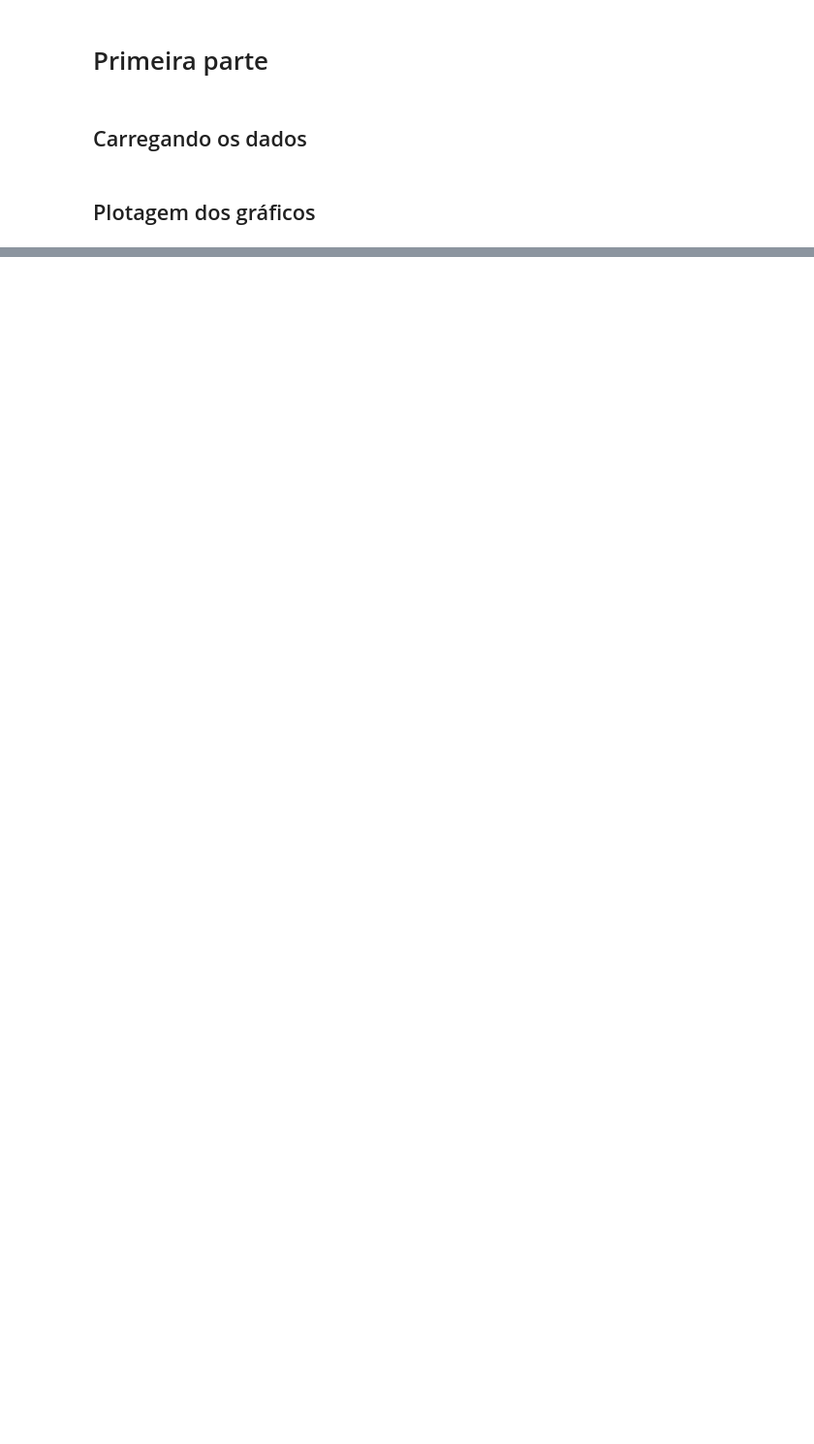
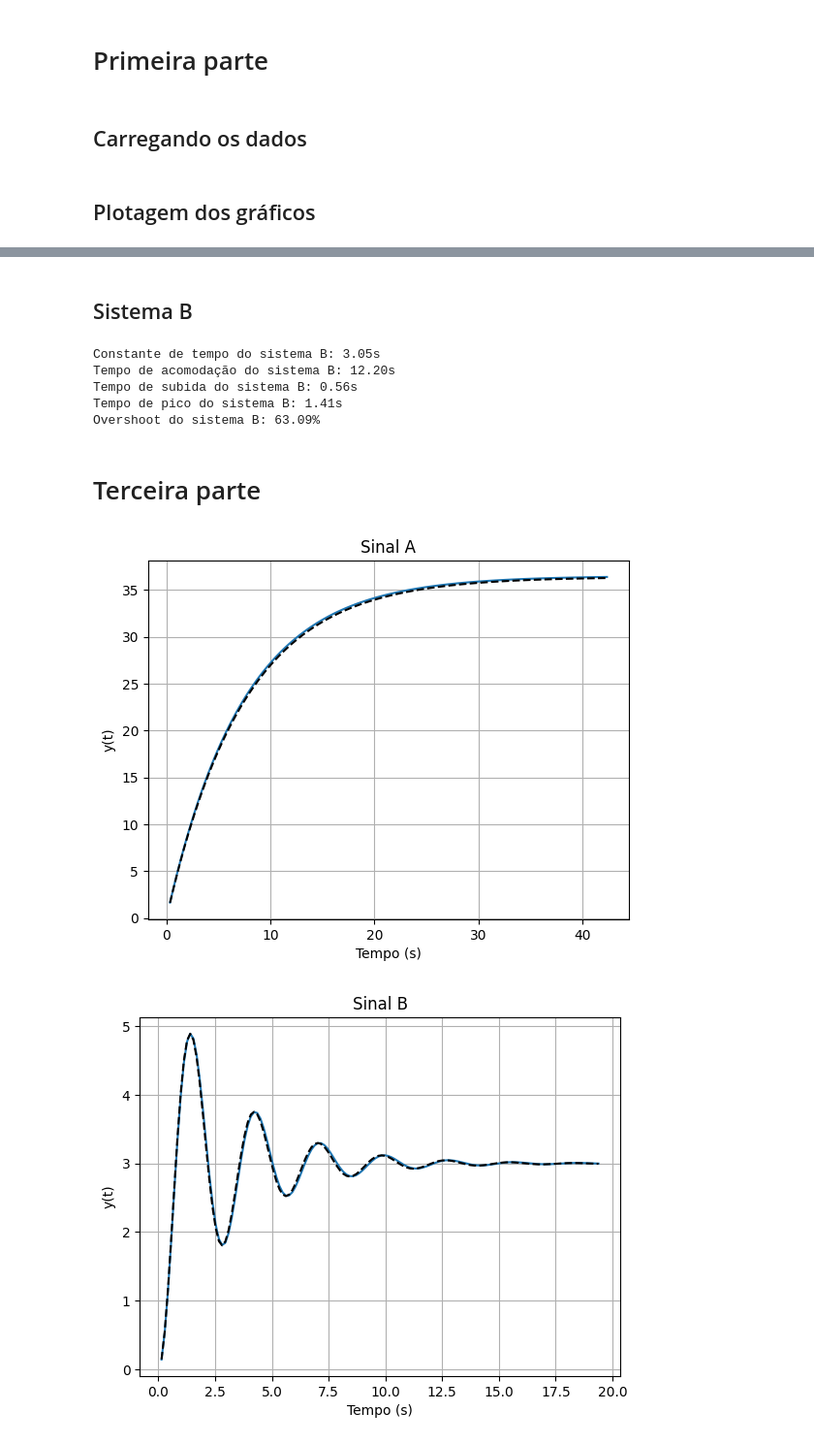
Before and after one commit to hubertlm/HW2, a Jupyter notebook: Codigos/01.ipynb, the cells around one changed output, grey strips where cells are left out. Shown: that part at 97% size. Cells and saved outputs as stored; diff of their text form; code cells hidden in the pictures; blank space fills up the shorter version.

Commit message:
Solução dos códigos da primeira questão completa

```diff
--- a/Codigos/01.ipynb
+++ b/Codigos/01.ipynb
@@ -54,0 +78,73 @@ plt.show()
+# %% [markdown]
+## Sistema B
+# %%
+'''Podenos inferir pelo gráfico que o sistema B trata-se de um sistema de segunda ordem. Mais especificamente, um sistema subamortecido, pois o gráfico apresenta oscilações
+e um posterior amortecimento.'''
+
+# yB_final = yB[-1]
+
+# Para encontrar o tempo de pico:
+tPeakB = timeB[np.where(yB == yB.max())[0][0]]
+
+# Para encontrar o overshoot:
+overshootB = (yB.max() - yB[-1]) / yB[-1]
+
+
+# A constante de tempo de um sistema de segunda ordem é encontrada de maneira diferente, para encontrar esse valor precisamos encontrar o zeta e o ômega natural do sistema.
+# Para isso, vamos usar a relação entre o overshoot e a constante de tempo :
+zetaB = -np.log(overshootB) / (np.sqrt(np.pi**2 + np.log(overshootB)**2))
+omegaB = np.pi / (tPeakB * np.sqrt(1 - zetaB**2))
+tauB = 1 / (zetaB * omegaB)
+print(f"Constante de tempo do sistema B: {tauB:.2f}s")
+
+# Para encontrar o tempo de acomodação:
+tB = 4 * tauB
+print(f"Tempo de acomodação do sistema B: {tB:.2f}s")
+
+# Para encontrar o tempo de subida:
+tRiseB = timeB[np.where(yB >= 0.9 * yB[-1])[0][0]] - timeB[np.where(yB >= 0.1 * yB[-1])[0][0]]
+print(f"Tempo de subida do sistema B: {tRiseB.item():.2f}s")
+
+print(f"Tempo de pico do sistema B: {tPeakB.item():.2f}s")
+
+print(f"Overshoot do sistema B: {overshootB.item():.2%}")
+# %% [output]
+Constante de tempo do sistema B: 3.05s
+Tempo de acomodação do sistema B: 12.20s
+Tempo de subida do sistema B: 0.56s
+Tempo de pico do sistema B: 1.41s
+Overshoot do sistema B: 63.09%
+# %% [markdown]
+# Terceira parte
+# %%
+# Repetindo os gráficos da primeira parte com o conjunto de dados, agora com a resposta ao degrau das funções de transferência
+
+# Após aplicar a transformada de Laplace para obter a resposta ao degrau, para obter a resposta equivalente precisamos multiplicar a resposta ao degrau pelo ganho do sistema.
+# Para o sistema A, o ganho é o valor final, então a resposta ao degrau é:
+y_degA = (1 - np.exp(-timeA / tauA)) * yA[-1]
+
+plt.plot(timeA, yA)
+plt.plot(timeA, y_degA, linestyle='--', color='black', label='Resposta ao degrau')
+plt.xlabel('Tempo (s)')
+plt.ylabel('y(t)')
+plt.title('Sinal A')
+plt.grid(True)
+
+plt.show()
+
+# Repetindo o mesmo processo para o sistema B
+# Precisamos multiplicar a resposta ao degrau pelo ganho do sistema, que é o valor final.
+#yB_final = yB[-1]
+y_degB = yB[-1] * (1 - np.exp(-zetaB * omegaB * timeB) * (np.cos(omegaB * np.sqrt(1 - zetaB**2) * timeB) + zetaB / np.sqrt(1 - zetaB**2) * np.sin(omegaB * np.sqrt(1 - zetaB**2) * timeB)))
+
+plt.plot(timeB, yB)
+plt.plot(timeB, y_degB, linestyle='--', color='black', label='Resposta ao degrau')
+plt.xlabel('Tempo (s)')
+plt.ylabel('y(t)')
+plt.title('Sinal B')
+plt.grid(True)
+
+plt.show()
+# %% [output]
+[figure, added]
+[figure, added]
```
Also changed, not shown: parts of 6 cells of this notebook.
